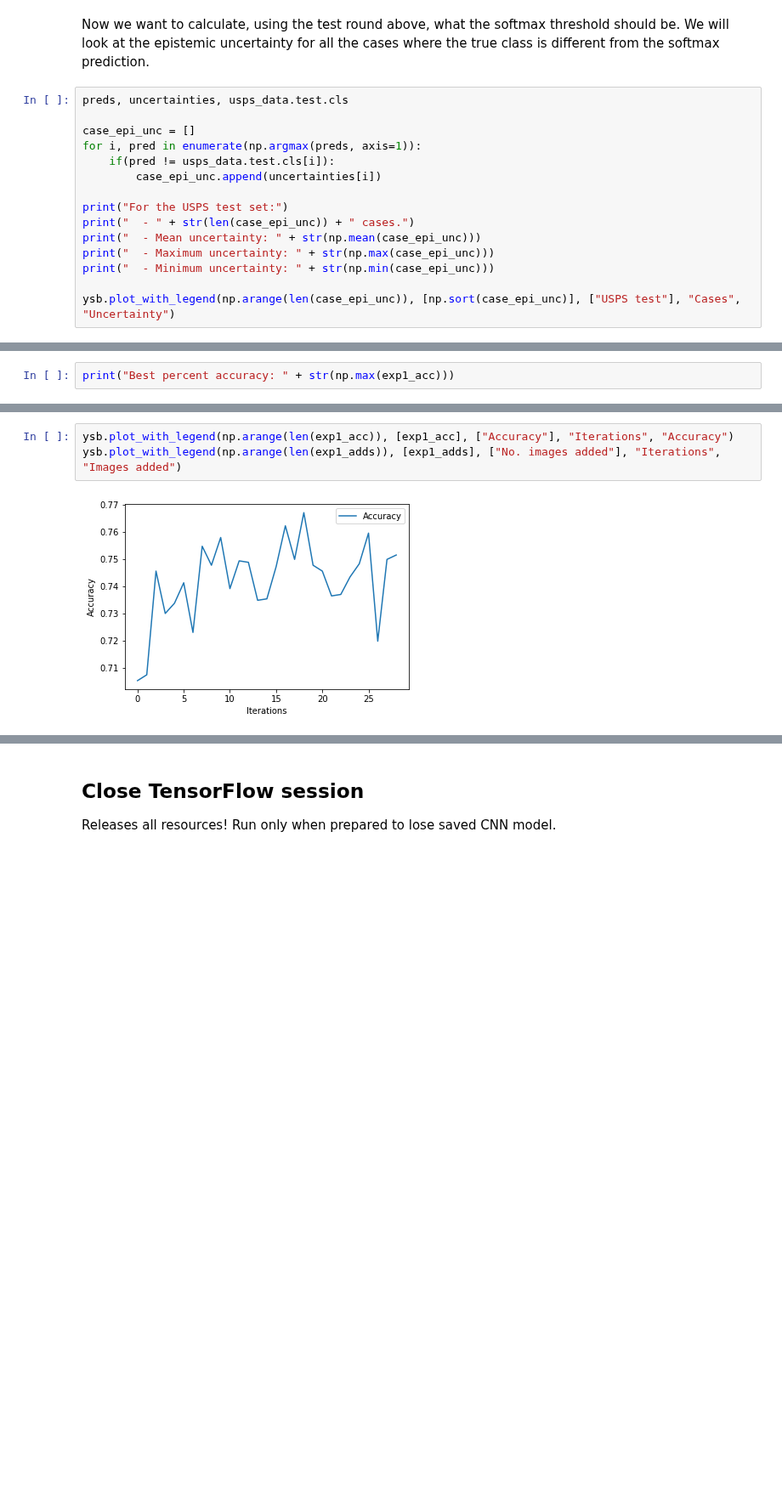
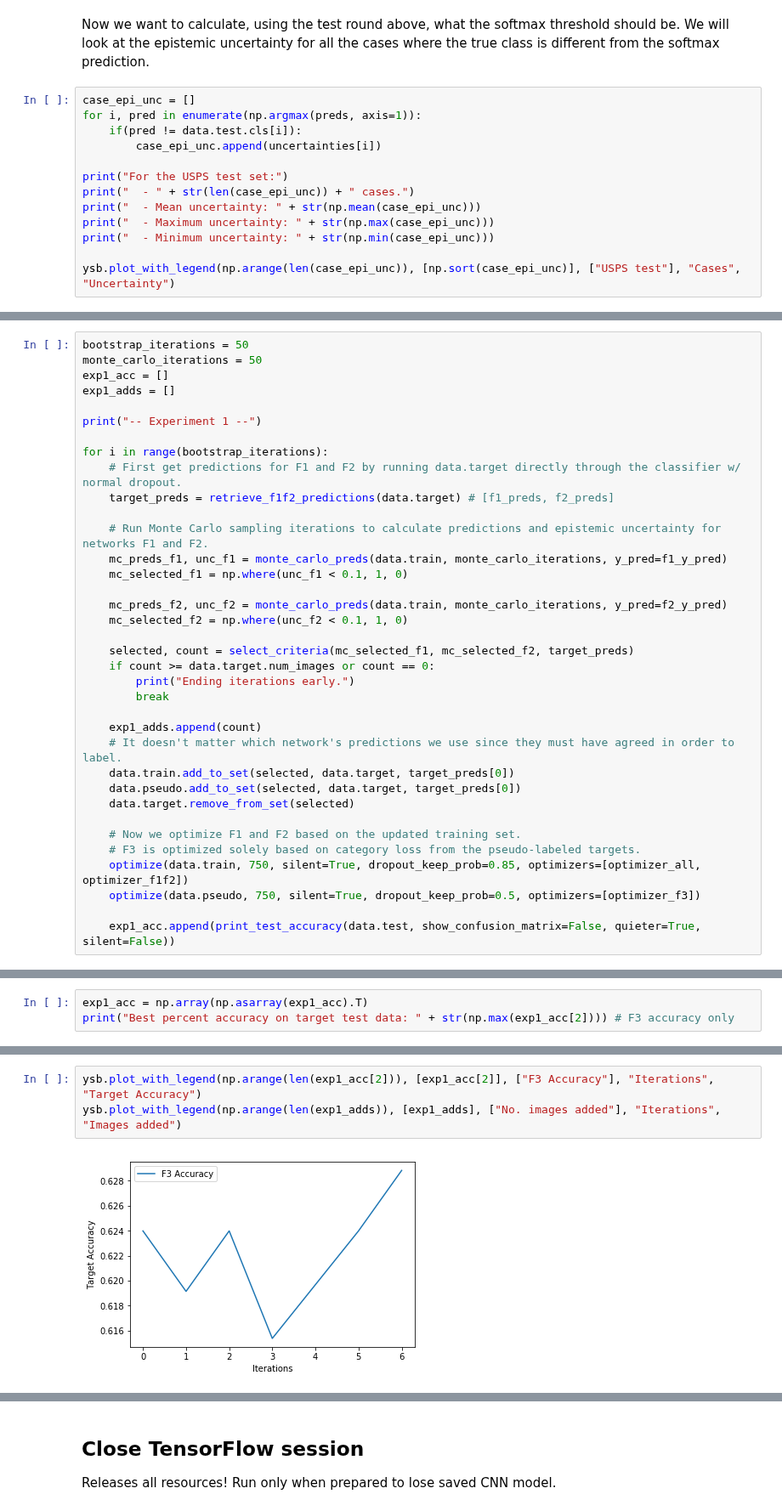
Before and after one commit to leopauly/Domain-Adaptation, a Jupyter notebook: MNIST_USPS_Dataset/Bayesian CNN.ipynb, the cells around one changed output, grey strips where cells are left out. Shown at 85% size. Drawn from its saved outputs; the diff is of its cells as text; blank space fills up the shorter version.

```diff
--- a/MNIST_USPS_Dataset/Bayesian CNN.ipynb
+++ b/MNIST_USPS_Dataset/Bayesian CNN.ipynb
@@ -429,11 +481,9 @@ Labels: Epistemic uncertainty, softmax prediction, actual class.
 # %% [markdown]
 Now we want to calculate, using the test round above, what the softmax threshold should be. We will look at the epistemic uncertainty for all the cases where the true class is different from the softmax prediction.
 # %%
-preds, uncertainties, usps_data.test.cls
-
 case_epi_unc = []
 for i, pred in enumerate(np.argmax(preds, axis=1)):
-    if(pred != usps_data.test.cls[i]):
+    if(pred != data.test.cls[i]):
         case_epi_unc.append(uncertainties[i])
 
 print("For the USPS test set:")
@@ -479,0 +505,36 @@ Ending iterations early.
+# %%
+bootstrap_iterations = 50
+monte_carlo_iterations = 50
+exp1_acc = []
+exp1_adds = []
+
+print("-- Experiment 1 --")
+
+for i in range(bootstrap_iterations):
+    # First get predictions for F1 and F2 by running data.target directly through the classifier w/ normal dropout.
+    target_preds = retrieve_f1f2_predictions(data.target) # [f1_preds, f2_preds]
+
+    # Run Monte Carlo sampling iterations to calculate predictions and epistemic uncertainty for networks F1 and F2.
+    mc_preds_f1, unc_f1 = monte_carlo_preds(data.train, monte_carlo_iterations, y_pred=f1_y_pred)
+    mc_selected_f1 = np.where(unc_f1 < 0.1, 1, 0)
+
+    mc_preds_f2, unc_f2 = monte_carlo_preds(data.train, monte_carlo_iterations, y_pred=f2_y_pred)
+    mc_selected_f2 = np.where(unc_f2 < 0.1, 1, 0)
+
+    selected, count = select_criteria(mc_selected_f1, mc_selected_f2, target_preds)
+    if count >= data.target.num_images or count == 0:
+        print("Ending iterations early.")
+        break
+
+    exp1_adds.append(count)
+    # It doesn't matter which network's predictions we use since they must have agreed in order to label.
+    data.train.add_to_set(selected, data.target, target_preds[0])
+    data.pseudo.add_to_set(selected, data.target, target_preds[0])
+    data.target.remove_from_set(selected)
+
+    # Now we optimize F1 and F2 based on the updated training set.
+    # F3 is optimized solely based on category loss from the pseudo-labeled targets.
+    optimize(data.train, 750, silent=True, dropout_keep_prob=0.85, optimizers=[optimizer_all, optimizer_f1f2])
+    optimize(data.pseudo, 750, silent=True, dropout_keep_prob=0.5, optimizers=[optimizer_f3])
+
+    exp1_acc.append(print_test_accuracy(data.test, show_confusion_matrix=False, quieter=True, silent=False))
@@ -480,3 +559,4 @@ Ending iterations early.
 # %%
-print("Best percent accuracy: " + str(np.max(exp1_acc)))
+exp1_acc = np.array(np.asarray(exp1_acc).T)
+print("Best percent accuracy on target test data: " + str(np.max(exp1_acc[2]))) # F3 accuracy only
 # %% [output]
@@ -484,5 +564,5 @@ Best percent accuracy: 0.767079074771
 # %%
-ysb.plot_with_legend(np.arange(len(exp1_acc)), [exp1_acc], ["Accuracy"], "Iterations", "Accuracy")
+ysb.plot_with_legend(np.arange(len(exp1_acc[2])), [exp1_acc[2]], ["F3 Accuracy"], "Iterations", "Target Accuracy")
 ysb.plot_with_legend(np.arange(len(exp1_adds)), [exp1_adds], ["No. images added"], "Iterations", "Images added")
 # %% [output]
-[figure, old version]
+[figure, new version]
```
Also changed, not shown: parts of 57 cells of this notebook.
